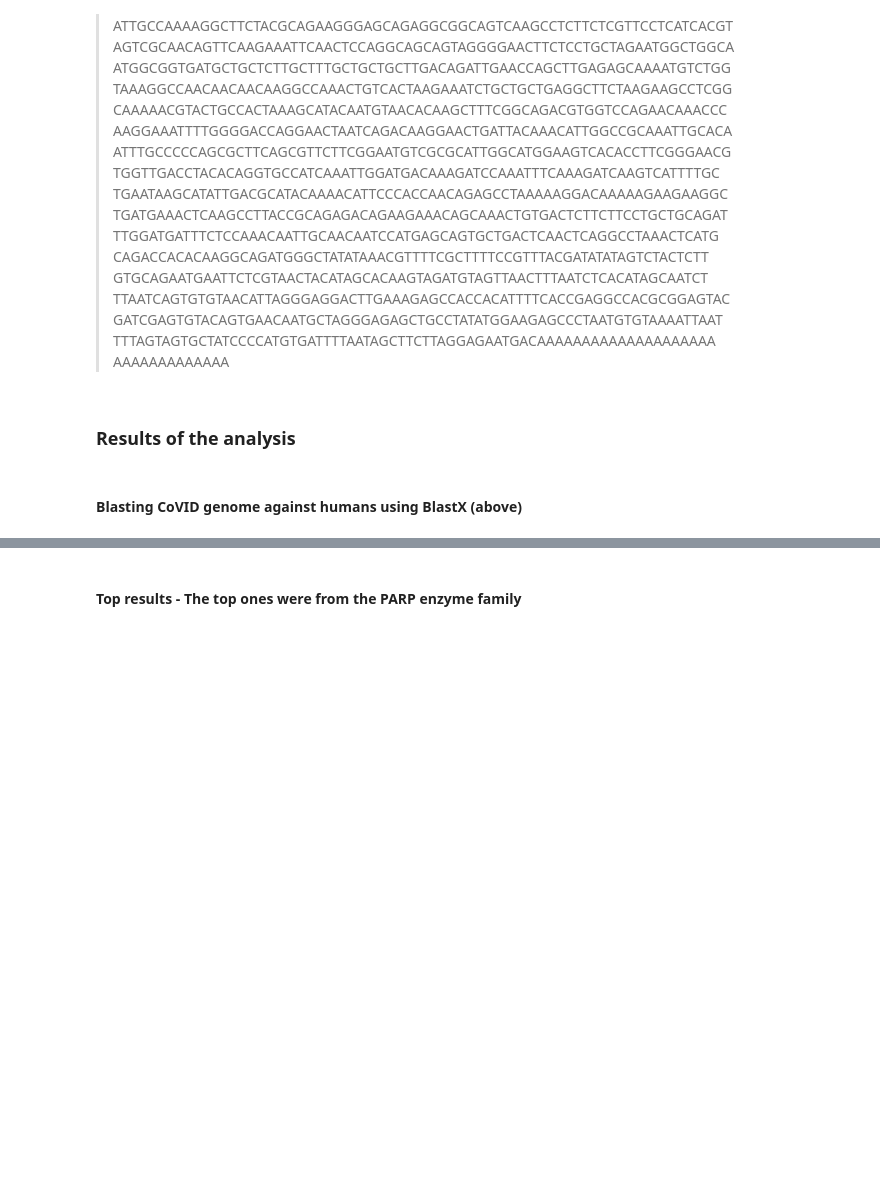
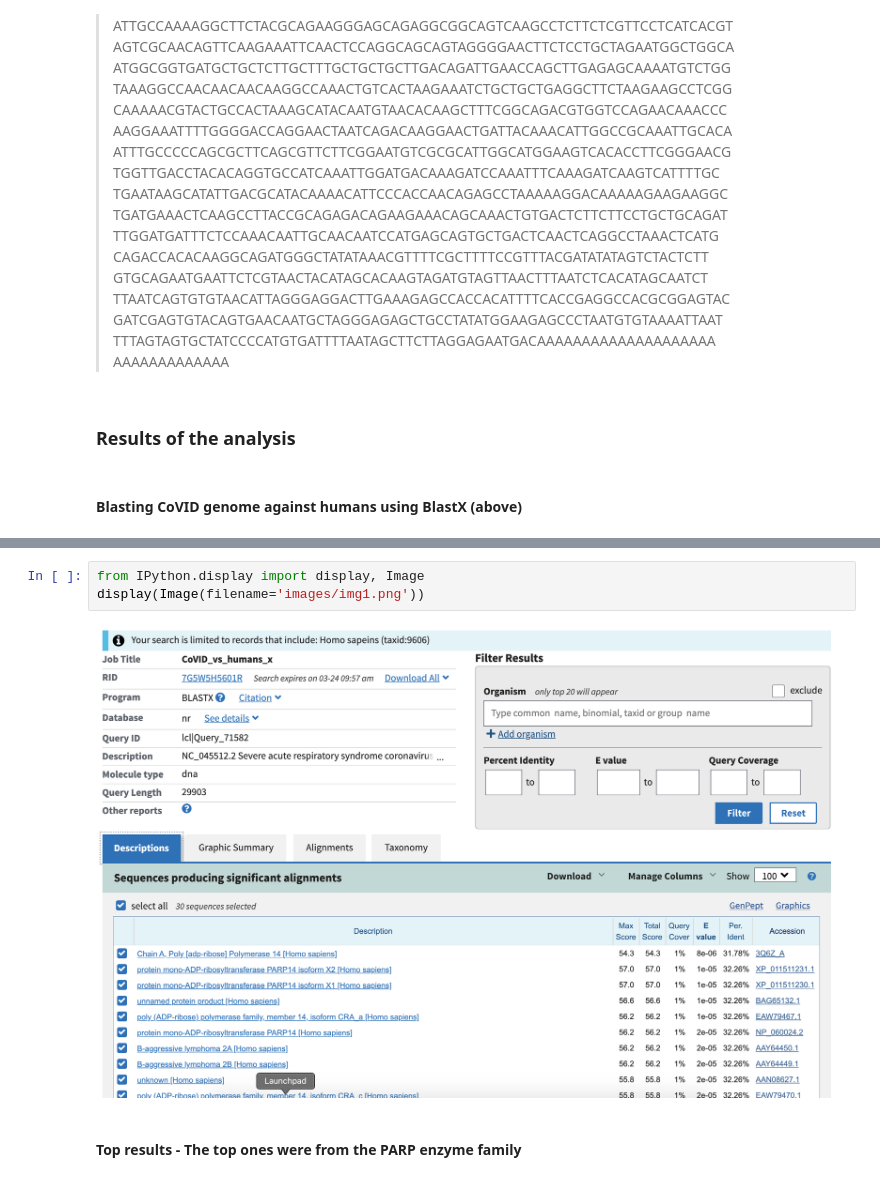
Before and after one commit to PradoVarathan/CoVID19-Analysis, a Jupyter notebook: CoVID explanation.ipynb, the cells around one changed output, grey strips where cells are left out. Drawn from its saved outputs; the diff is of its cells as text; blank space fills up the shorter version.

```diff
--- a/CoVID explanation.ipynb
+++ b/CoVID explanation.ipynb
@@ -442,3 +440,8 @@ AAAAAAAAAAAAA
+# %%
+from IPython.display import display, Image
+display(Image(filename='images/img1.png'))
+# %% [output]
+[figure, added]
 # %% [markdown]
 #### Top results - The top ones were from the PARP enzyme family
 # %% [markdown]
```
Also changed, not shown: parts of 4 cells of this notebook.
